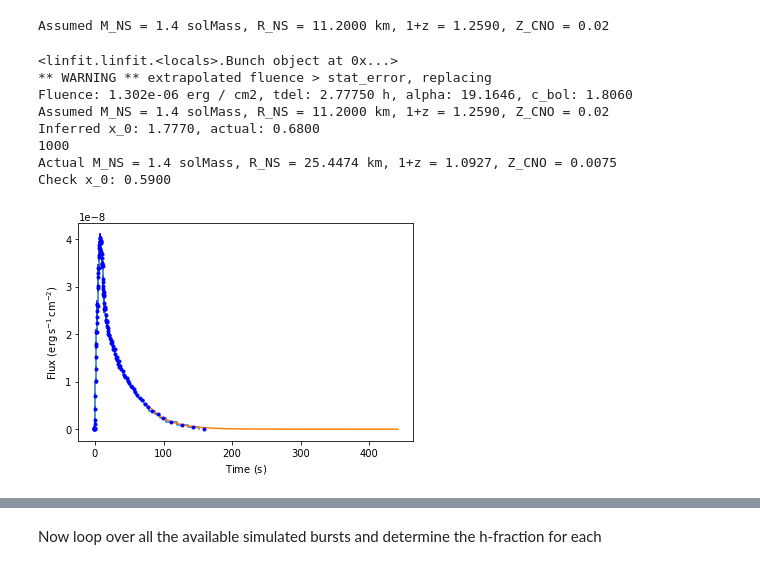
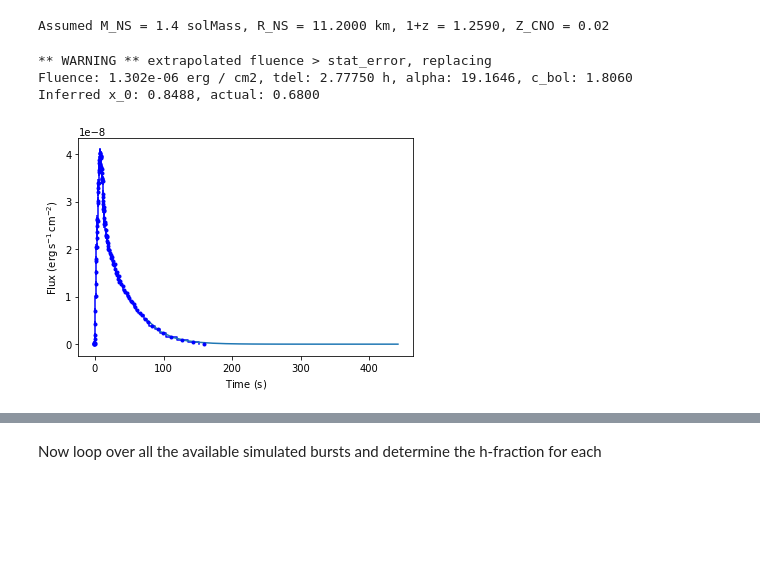
Before and after one commit to outs1der/concord, a Jupyter notebook: Inferring burster properties.ipynb, the cells around one changed output, grey strips where cells are left out. Drawn from its saved outputs; the diff is of its cells as text; code cells hidden in the pictures; blank space fills up the shorter version.

Commit message:
Updated notebook and bumped version number prior to first release

```diff
--- a/Inferring burster properties.ipynb
+++ b/Inferring burster properties.ipynb
@@ -1025,5 +1474,12 @@ cd.mdot_Edd()
 # %% [output]
 AttributeError: module 'concord' has no attribute 'mdot_Edd'
 # %%
-obs.compare(c_loZ,param = [7.5*u.kpc,60.*u.degree,1.31,-6.5*u.s], plot=True)
+# plt.title('GS 1826$-$24')
+
+l = obs.compare(c_loZ,param = [7.5*u.kpc,60.*u.degree,1.31,-6.5*u.s], plot=True)
+
+plt.rcParams["figure.figsize"] = (8,6)
+
+print (l)
+# plt.savefig("lc_comp.pdf", bbox_inches='tight')
 # %% [output]
@@ -1433,7 +1872,7 @@ Assumed M_NS = 1.4 solMass, R_NS = 11.2000 km, 1+z = 1.2590, Z_CNO = 0.02
 i=9
 
 data['col1'][i]
-b1 = ObservedBurst('sim{}_{}.csv'.format(data['col1'][i],data['col2'][i]),path=path)
+b1 = cd.ObservedBurst.from_file('sim{}_{}.csv'.format(data['col1'][i],data['col2'][i]),path=path)
 
 # Extract all the observeables
 
@@ -1447,56 +1886,35 @@ fper_err = data['col6'][i]*fper.unit
 # Now resolved
 c_bol = data['col7'][i]
 # c_bol = 1.0
 # Calculate derived quantities
 
 alpha = tdel.to('s')*fper*c_bol/fluen
-alpha_err = alpha*sqrt((tdel_err/tdel)**2+(fper_err/fper)**2
+alpha_err = alpha*math.sqrt((tdel_err/tdel)**2+(fper_err/fper)**2
                        +(fluene/fluen)**2)
 
 print ("Fluence: {:.4g}, tdel: {:.5f}, alpha: {:.4f}, c_bol: {:.4f}".format(
     fluen,tdel,alpha,c_bol))
 
 # Need to calculate actual NS parameters from redshift (col17), mass
 # (col13) and inclination (col16)
 
 M_NS = data_secret['col13'][i]*u.M_sun
 z_actual = data_secret['col17'][i]-1.
 R_NS = (2*const.G*M_NS/const.c**2/(1.-1/(1.+z_actual)**2)).to('km')
 # print (1.+z_actual," =? ",opz(M_NS,R_NS))
 zcno_actual = data_secret['col5'][i]
 inclination_actual = data_secret['col16'][i]*u.deg
 # print (xi_b,xi_p,inclination_actual)
 
 # Calculate the inferred value given the assumed redshift, and neglecting
 # anisotropy
 
-xbar, x_0, i_True = hfrac(alpha,tdel,1+z_def,isotropic=True)
+# print (cd.len_dist(tdel), cd.len_dist(alpha))
+xbar, x_0, i_True = cd.hfrac(tdel,alpha,opz=1+z_def,isotropic=True)
 
 print ("Inferred x_0: {:.4f}, actual: {:.4f}".format(x_0,data_secret['col7'][i]))
-
-# Try the statistical version
-
-xbar, x_0, i_False = hfrac(alpha,tdel,1+z_def,isotropic=False)
-print (len(xbar))
-# plt.hist(x_0,bins=20)
-
-# Calculate the actual value taking into account all the effects
-
-print ("Actual M_NS = {}, R_NS = {:.4f}, 1+z = {:.4f}, Z_CNO = {}".format(
-    M_NS,R_NS,1.+z_actual,zcno_actual))
-
-# xbar_check = min([0.77,z_actual*alpha_0/alpha*(xi_b/xi_p)-0.96/6.6])
-# print (xbar_check,xi_b,xi_p)
-# x_0_check = min([0.77,xbar_check+0.35*(tdel/((1.+z_actual)*9.8*u.hr))*(zcno_actual/0.02)])
-xbar_check, x_0_check, dummy = hfrac(alpha,tdel,opz=1+z_actual,zcno=zcno_actual,inclination=inclination_actual)
-print ("Check x_0: {:.4f}".format(x_0_check))
 # %% [output]
-<linfit.linfit.<locals>.Bunch object at 0x...>
 ** WARNING ** extrapolated fluence > stat_error, replacing
 Fluence: 1.302e-06 erg / cm2, tdel: 2.77750 h, alpha: 19.1646, c_bol: 1.8060
-Assumed M_NS = 1.4 solMass, R_NS = 11.2000 km, 1+z = 1.2590, Z_CNO = 0.02
-Inferred x_0: 1.7770, actual: 0.6800
-1000
-Actual M_NS = 1.4 solMass, R_NS = 25.4474 km, 1+z = 1.0927, Z_CNO = 0.0075
-Check x_0: 0.5900
+Inferred x_0: 0.8488, actual: 0.6800
-[figure, old version]
+[figure, new version]
```
Also changed, not shown: parts of 83 cells of this notebook, 2 other files.
